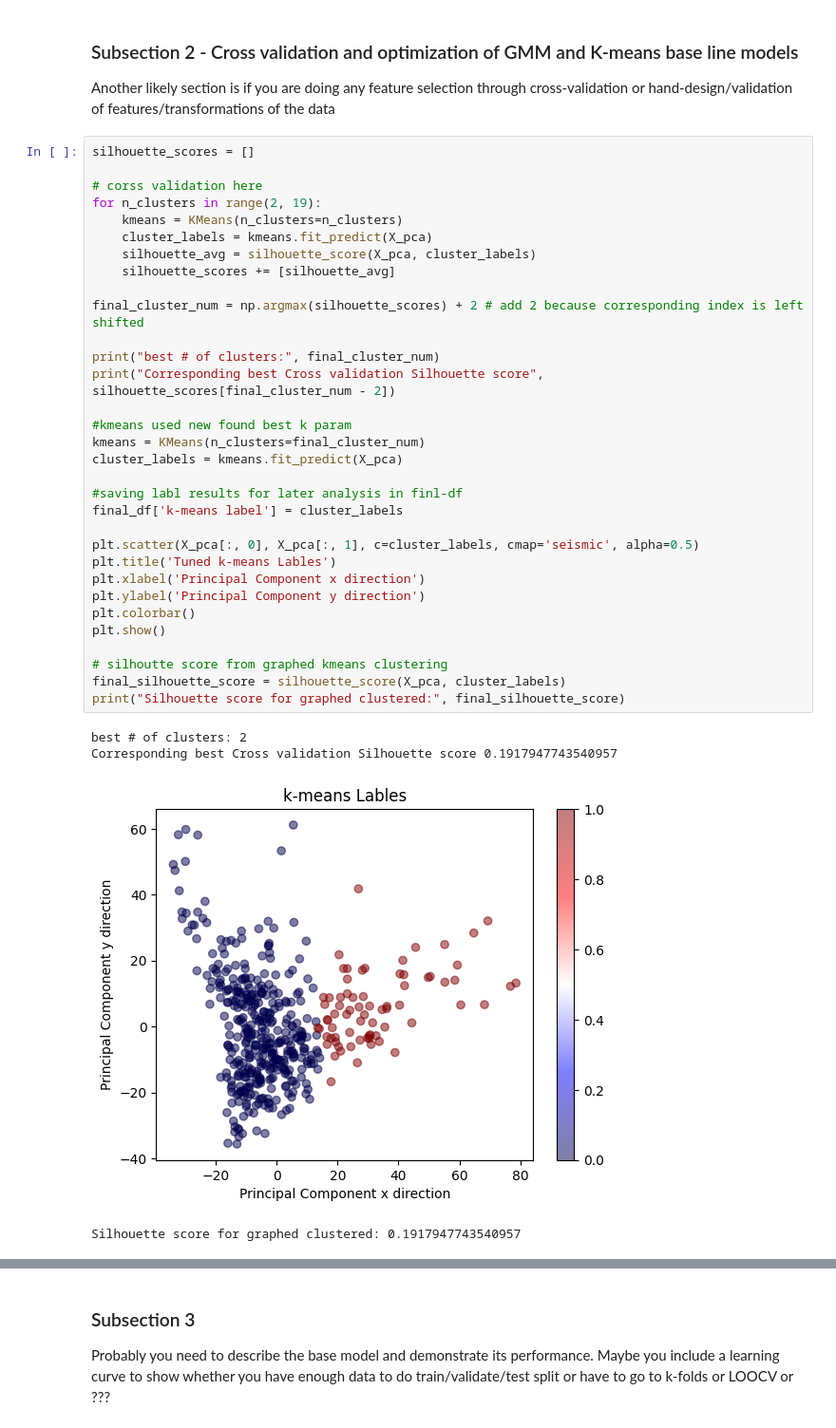
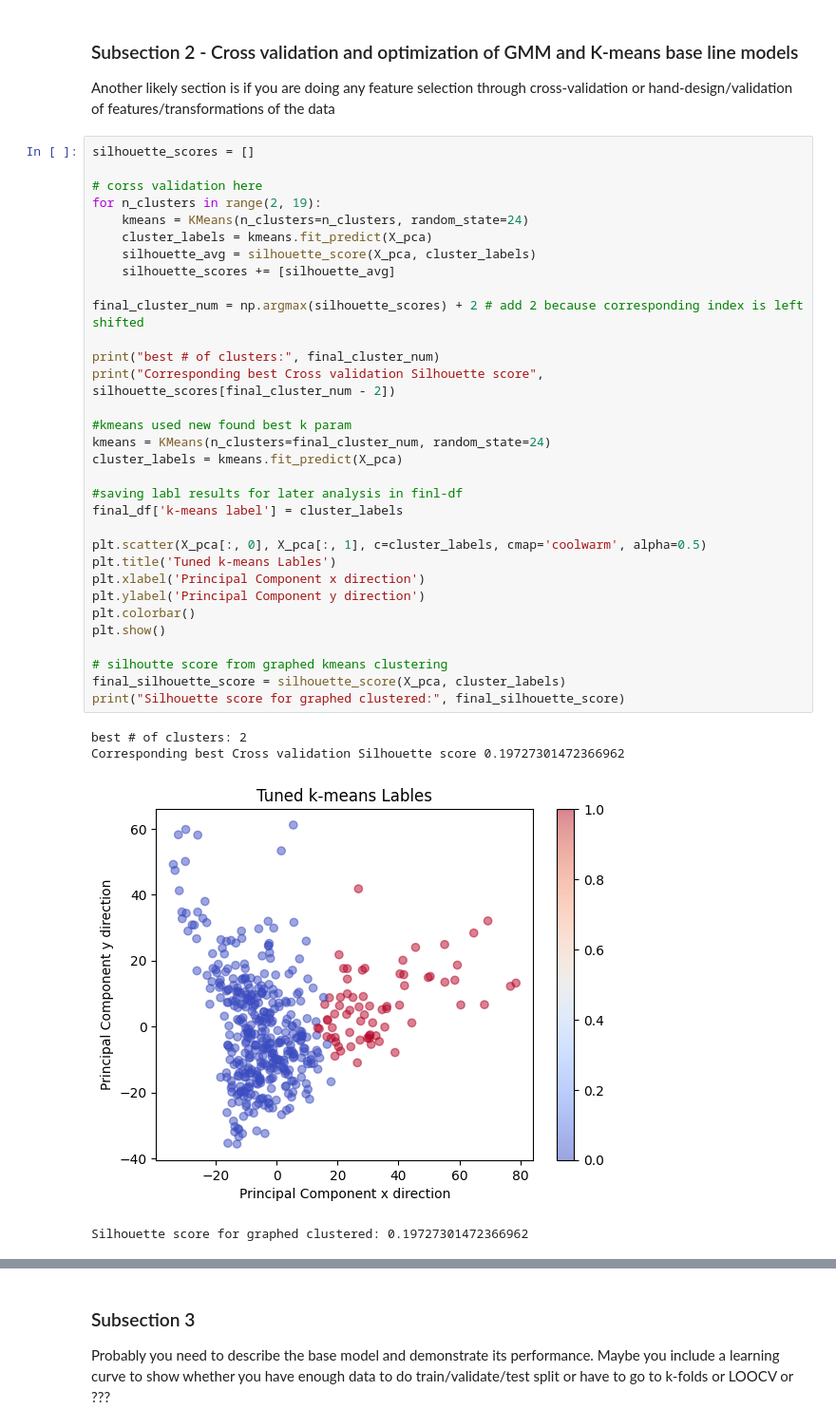
Before and after one commit to helclp/Stock_Volatility_ML_study, a Jupyter notebook: FinalProject_groupXXX.ipynb, the cells around one changed output, grey strips where cells are left out. Shown at 95% size. Saved outputs shown, nothing was run; the diff lists cells and outputs as text.

```diff
--- a/FinalProject_groupXXX.ipynb
+++ b/FinalProject_groupXXX.ipynb
@@ -222,39 +222,39 @@ Another likely section is if you are doing any feature selection through cross-v
 silhouette_scores = []
 
 # corss validation here
 for n_clusters in range(2, 19):
-    kmeans = KMeans(n_clusters=n_clusters)
+    kmeans = KMeans(n_clusters=n_clusters, random_state=24)
     cluster_labels = kmeans.fit_predict(X_pca)
     silhouette_avg = silhouette_score(X_pca, cluster_labels)
     silhouette_scores += [silhouette_avg]
 
 final_cluster_num = np.argmax(silhouette_scores) + 2 # add 2 because corresponding index is left shifted
 
 print("best # of clusters:", final_cluster_num)
 print("Corresponding best Cross validation Silhouette score", silhouette_scores[final_cluster_num - 2])
 
 #kmeans used new found best k param
-kmeans = KMeans(n_clusters=final_cluster_num)
+kmeans = KMeans(n_clusters=final_cluster_num, random_state=24)
 cluster_labels = kmeans.fit_predict(X_pca)
 
 #saving labl results for later analysis in finl-df
 final_df['k-means label'] = cluster_labels
 
-plt.scatter(X_pca[:, 0], X_pca[:, 1], c=cluster_labels, cmap='seismic', alpha=0.5)
+plt.scatter(X_pca[:, 0], X_pca[:, 1], c=cluster_labels, cmap='coolwarm', alpha=0.5)
 plt.title('Tuned k-means Lables')
 plt.xlabel('Principal Component x direction')
 plt.ylabel('Principal Component y direction')
 plt.colorbar()
 plt.show()
 
 # silhoutte score from graphed kmeans clustering
 final_silhouette_score = silhouette_score(X_pca, cluster_labels)
 print("Silhouette score for graphed clustered:", final_silhouette_score)
 # %% [output]
 best # of clusters: 2
-Corresponding best Cross validation Silhouette score 0.1917947743540957
+Corresponding best Cross validation Silhouette score 0.19727301472366962
-[figure, old version]
+[figure, new version]
-Silhouette score for graphed clustered: 0.1917947743540957
+Silhouette score for graphed clustered: 0.19727301472366962
 # %%
 silhouette_scores = []
 
```
Also changed, not shown: parts of 3 cells of this notebook.
